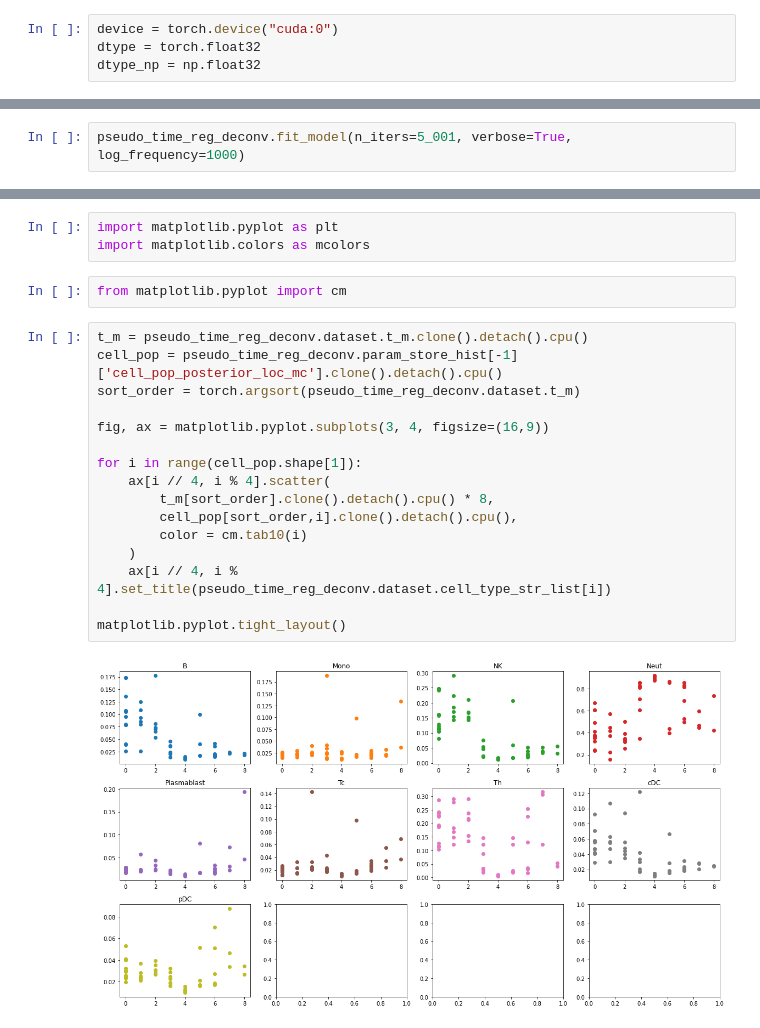
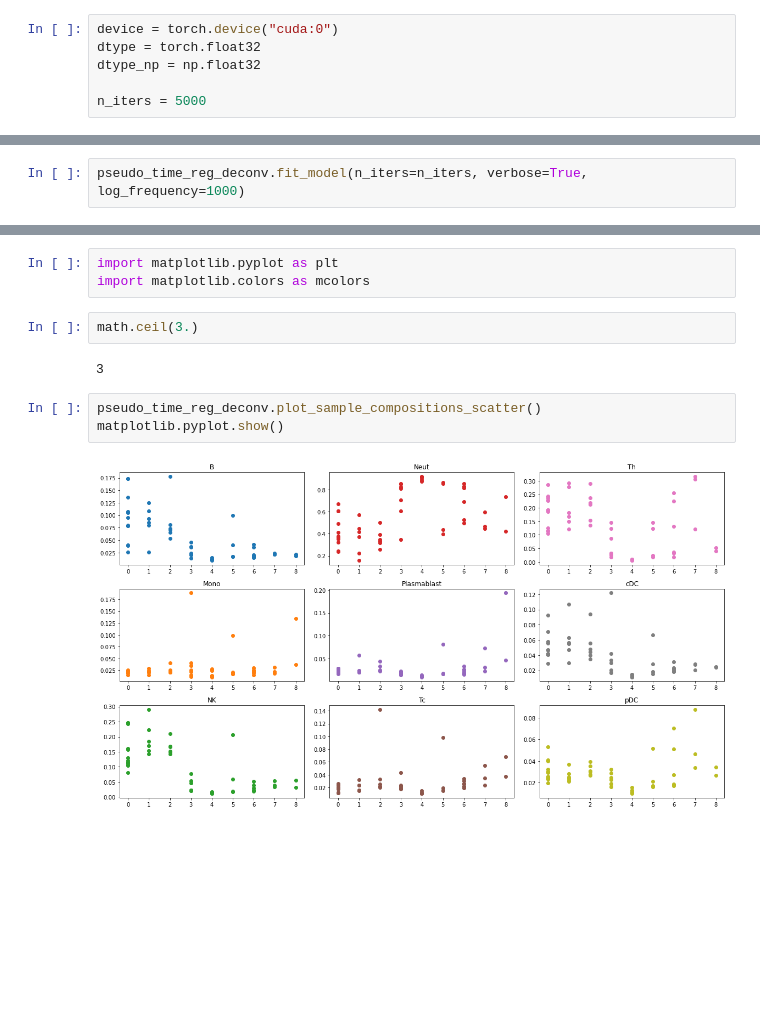
Before and after one commit to broadinstitute/temporal-rna-seq-deconvolution, a Jupyter notebook: working.ipynb, the cells around one changed output, grey strips where cells are left out. Saved outputs shown, nothing was run; the diff lists cells and outputs as text; blank space fills up the shorter version.

```diff
--- a/working.ipynb
+++ b/working.ipynb
@@ -10,6 +10,8 @@ from time_deconv.time_deconv import *
 device = torch.device("cuda:0")
 dtype = torch.float32
 dtype_np = np.float32
+
+n_iters = 5000
 # %% [markdown]
 # Load data
 # %%
@@ -44,6 +46,6 @@ pseudo_time_reg_deconv = TimeRegularizedDeconvolution(
     device=device,
     dtype=dtype)
 # %%
-pseudo_time_reg_deconv.fit_model(n_iters=5_001, verbose=True, log_frequency=1000)
+pseudo_time_reg_deconv.fit_model(n_iters=n_iters, verbose=True, log_frequency=1000)
 # %% [output]
 [iteration: 0]   loss: 30368141.04
@@ -83,23 +84,12 @@ matplotlib.pyplot.yscale('log')
 # %%
 import matplotlib.pyplot as plt
 import matplotlib.colors as mcolors
-# %%
-from matplotlib.pyplot import cm
-# %%
-t_m = pseudo_time_reg_deconv.dataset.t_m.clone().detach().cpu()
-cell_pop = pseudo_time_reg_deconv.param_store_hist[-1]['cell_pop_posterior_loc_mc'].clone().detach().cpu()
-sort_order = torch.argsort(pseudo_time_reg_deconv.dataset.t_m)
-
-fig, ax = matplotlib.pyplot.subplots(3, 4, figsize=(16,9))
-
-for i in range(cell_pop.shape[1]):
-    ax[i // 4, i % 4].scatter(
-        t_m[sort_order].clone().detach().cpu() * 8,
-        cell_pop[sort_order,i].clone().detach().cpu(),
-        color = cm.tab10(i)
-    )
-    ax[i // 4, i % 4].set_title(pseudo_time_reg_deconv.dataset.cell_type_str_list[i])
-
-matplotlib.pyplot.tight_layout()
-# %% [output]
-[figure, removed]
+# %%
+math.ceil(3.)
+# %% [output]
+3
+# %%
+pseudo_time_reg_deconv.plot_sample_compositions_scatter()
+matplotlib.pyplot.show()
+# %% [output]
+[figure, added]
```
Also changed, not shown: parts of 19 cells of this notebook, 1 other file.
